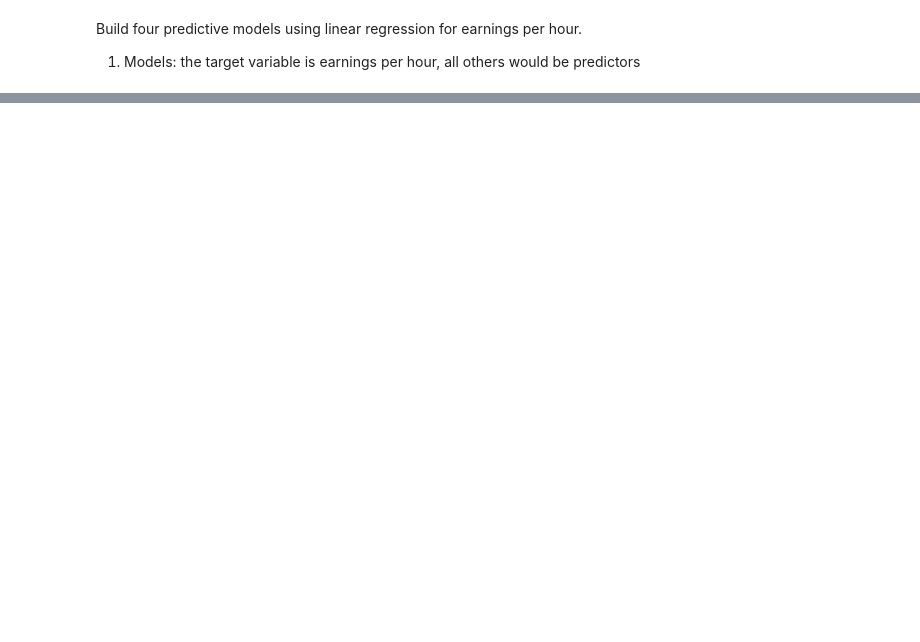
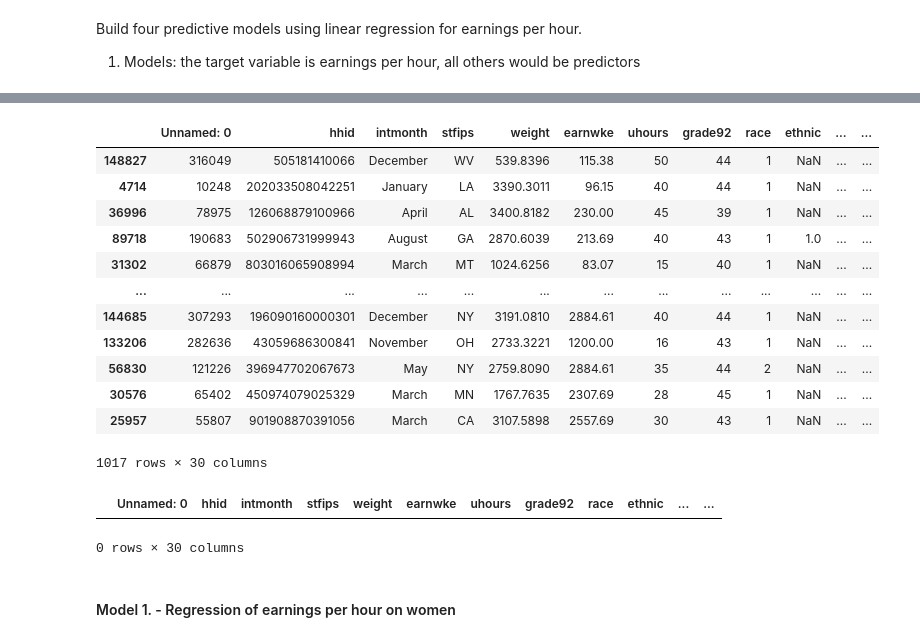
Before and after one commit to zsofiarebeka/DA3_Assignment-1, a Jupyter notebook: DA3_Assignment-1.ipynb, the cells around one changed output, grey strips where cells are left out. Drawn from its saved outputs; the diff is of its cells as text; code cells hidden in the pictures; blank space fills up the shorter version.

```diff
--- a/DA3_Assignment-1.ipynb
+++ b/DA3_Assignment-1.ipynb
@@ -35,0 +123,29 @@ ParserError: Error tokenizing data. C error: Expected 1 fields in line 9, saw 2
+# %%
+# Checking if we have 0 or missing values
+data.sort_values(by = 'earnphour')
+
+# There are no values = 0
+# %% [output]
+|  | Unnamed: 0 | hhid | intmonth | stfips | weight | earnwke | uhours | grade92 | race | ethnic | ... | ... |
+| 148827 | 316049 | 505181410066 | December | WV | 539.8396 | 115.38 | 50 | 44 | 1 | NaN | ... | ... |
+| 4714 | 10248 | 202033508042251 | January | LA | 3390.3011 | 96.15 | 40 | 44 | 1 | NaN | ... | ... |
+| 36996 | 78975 | 126068879100966 | April | AL | 3400.8182 | 230.00 | 45 | 39 | 1 | NaN | ... | ... |
+| 89718 | 190683 | 502906731999943 | August | GA | 2870.6039 | 213.69 | 40 | 43 | 1 | 1.0 | ... | ... |
+| 31302 | 66879 | 803016065908994 | March | MT | 1024.6256 | 83.07 | 15 | 40 | 1 | NaN | ... | ... |
+| ... | ... | ... | ... | ... | ... | ... | ... | ... | ... | ... | ... | ... |
+| 144685 | 307293 | 196090160000301 | December | NY | 3191.0810 | 2884.61 | 40 | 44 | 1 | NaN | ... | ... |
+| 133206 | 282636 | 43059686300841 | November | OH | 2733.3221 | 1200.00 | 16 | 43 | 1 | NaN | ... | ... |
+| 56830 | 121226 | 396947702067673 | May | NY | 2759.8090 | 2884.61 | 35 | 44 | 2 | NaN | ... | ... |
+| 30576 | 65402 | 450974079025329 | March | MN | 1767.7635 | 2307.69 | 28 | 45 | 1 | NaN | ... | ... |
+| 25957 | 55807 | 901908870391056 | March | CA | 3107.5898 | 2557.69 | 30 | 43 | 1 | NaN | ... | ... |
+1017 rows × 30 columns
+# %%
+# Checking for NaN in the 'earnwke' column
+data.loc[data["earnphour"].isna()]
+
+# There are no missing values
+# %% [output]
+|  | Unnamed: 0 | hhid | intmonth | stfips | weight | earnwke | uhours | grade92 | race | ethnic | ... | ... |
+0 rows × 30 columns
+# %% [markdown]
+#### Model 1. - Regression of earnings per hour on women
```
Also changed, not shown: parts of 39 cells of this notebook, 1 other file.
